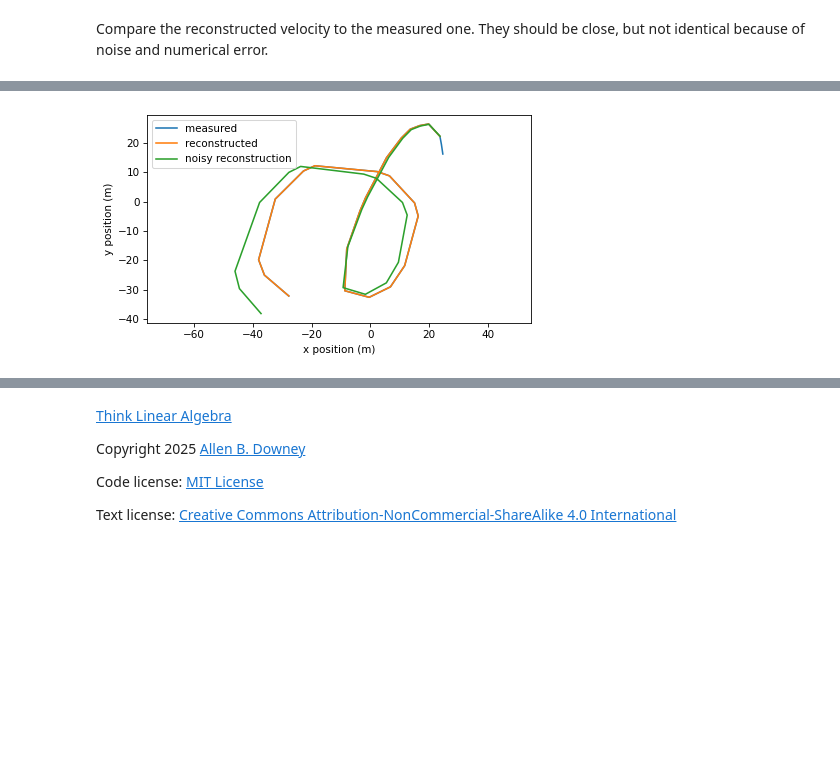
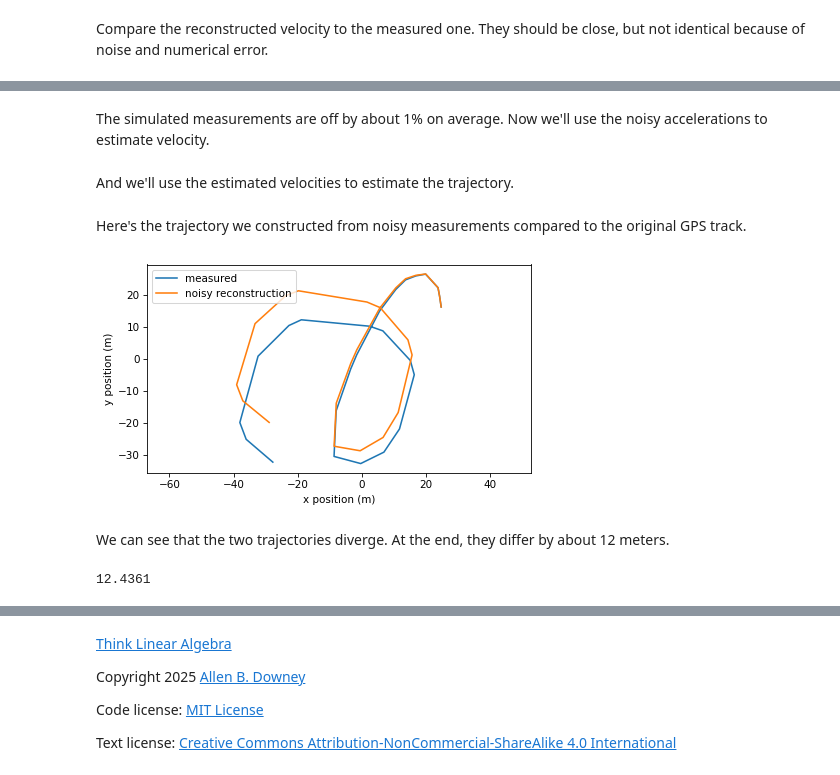
Before and after one commit to AllenDowney/ThinkLinearAlgebra, a Jupyter notebook: soln/track.ipynb, the cells around one changed output, grey strips where cells are left out. Saved outputs shown, nothing was run; the diff lists cells and outputs as text; code cells hidden in the pictures; blank space fills up the shorter version.

Commit message:
Working on track

```diff
--- a/soln/track.ipynb
+++ b/soln/track.ipynb
@@ -577,5 +609,3 @@ We'll start with the measured initial position and add up displacements over tim
 # %%
-x0 = position[0]
-displacements = velocity * dts[1:, None]
-position_from_vel = x0 + np.cumsum(displacements, axis=0)
-position_from_vel[:5]
+x0 = positions[0]
+positions_from_acc = np.vstack([[x0], x0 + np.cumsum(displacements_from_acc, axis=0)])
@@ -609,0 +626,3 @@ position_noisy = position[1] + np.cumsum(velocity_noisy * dt_position[:, None],
+# %%
+noise_factor = np.random.normal(1, 0.02, size=accelerations.shape)
+accelerations_noisy = accelerations * noise_factor
@@ -610,8 +636,27 @@ position_noisy = position[1] + np.cumsum(velocity_noisy * dt_position[:, None],
+# %% [markdown]
+The simulated measurements are off by about 1% on average.
+Now we'll use the noisy accelerations to estimate velocity.
+# %%
+dvs_noisy = accelerations_noisy * dts_vel[:, None]
+velocities_noisy = np.vstack([[v0], v0 + np.cumsum(dvs_noisy, axis=0)])
+# %% [markdown]
+And we'll use the estimated velocities to estimate the trajectory.
+# %%
+displacements_noisy = velocities_noisy * dts[:, None]
+positions_noisy = np.vstack([[x0], x0 + np.cumsum(displacements_noisy, axis=0)])
+# %% [markdown]
+Here's the trajectory we constructed from noisy measurements compared to the original GPS track.
 # %%
-trajectory(position, label="measured")
-trajectory(position_from_acc, label="reconstructed")
-trajectory(position_noisy, label="noisy reconstruction")
+trajectory(positions, label="measured")
+trajectory(positions_noisy, label="noisy reconstruction")
 plt.axis("equal")
 decorate(xlabel="x position (m)", ylabel="y position (m)")
 # %% [output]
-[figure, old version]
+[figure, new version]
+# %% [markdown]
+We can see that the two trajectories diverge. At the end, they differ by about 12 meters.
+# %%
+error = positions_noisy[-1] - positions[-1]
+norm(error)
+# %% [output]
+12.4361
```
Also changed, not shown: parts of 119 cells of this notebook, 1 other file.
